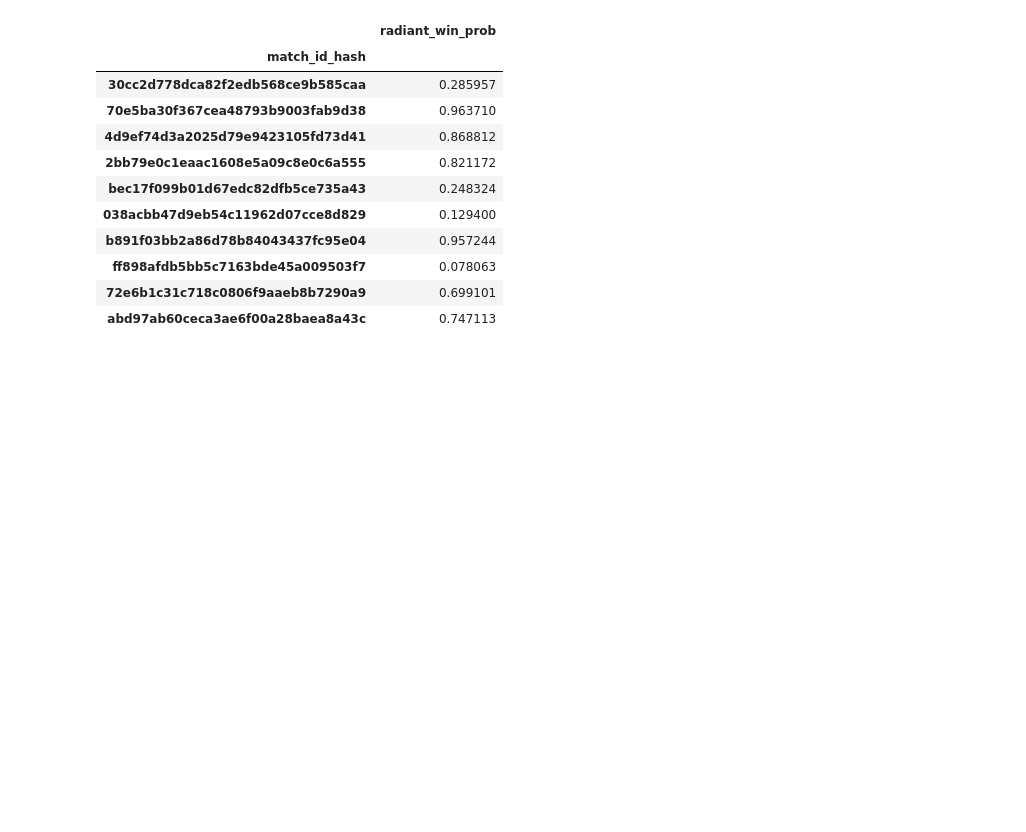
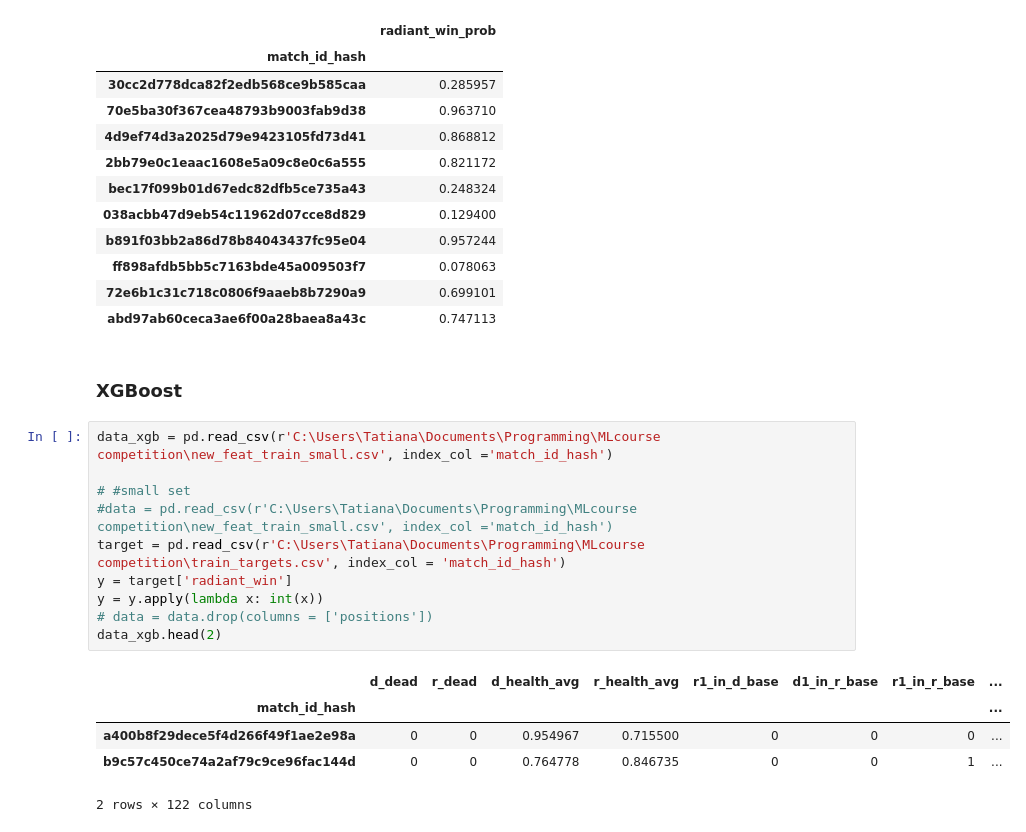
Before and after one commit to tankonst/game_winner_binary_classifier, a Jupyter notebook: Log_reg_tk.ipynb, the cells around one changed output. Cells and saved outputs as stored; diff of their text form; blank space fills up the shorter version.

Commit message:
reduced /added features, xgboost

```diff
--- a/Log_reg_tk.ipynb
+++ b/Log_reg_tk.ipynb
@@ -707,3 +718,21 @@ Submission saved to submission_2019-11-15_18-14-32.csv
 | ff898afdb5bb5c7163bde45a009503f7 | 0.078063 |
 | 72e6b1c31c718c0806f9aaeb8b7290a9 | 0.699101 |
 | abd97ab60ceca3ae6f00a28baea8a43c | 0.747113 |
+# %% [markdown]
+### XGBoost
+# %%
+data_xgb = pd.read_csv(r'C:\Users\Tatiana\Documents\Programming\MLcourse competition\new_feat_train_small.csv', index_col ='match_id_hash')
+
+# #small set
+#data = pd.read_csv(r'C:\Users\Tatiana\Documents\Programming\MLcourse competition\new_feat_train_small.csv', index_col ='match_id_hash')
+target = pd.read_csv(r'C:\Users\Tatiana\Documents\Programming\MLcourse competition\train_targets.csv', index_col = 'match_id_hash')
+y = target['radiant_win']
+y = y.apply(lambda x: int(x))
+# data = data.drop(columns = ['positions'])
+data_xgb.head(2)
+# %% [output]
+|  | d_dead | r_dead | d_health_avg | r_health_avg | r1_in_d_base | d1_in_r_base | r1_in_r_base | ... |
+| match_id_hash |  |  |  |  |  |  |  | ... |
+| a400b8f29dece5f4d266f49f1ae2e98a | 0 | 0 | 0.954967 | 0.715500 | 0 | 0 | 0 | ... |
+| b9c57c450ce74a2af79c9ce96fac144d | 0 | 0 | 0.764778 | 0.846735 | 0 | 0 | 1 | ... |
+2 rows × 122 columns
```
Also changed, not shown: parts of 18 cells of this notebook, 5 other files.
